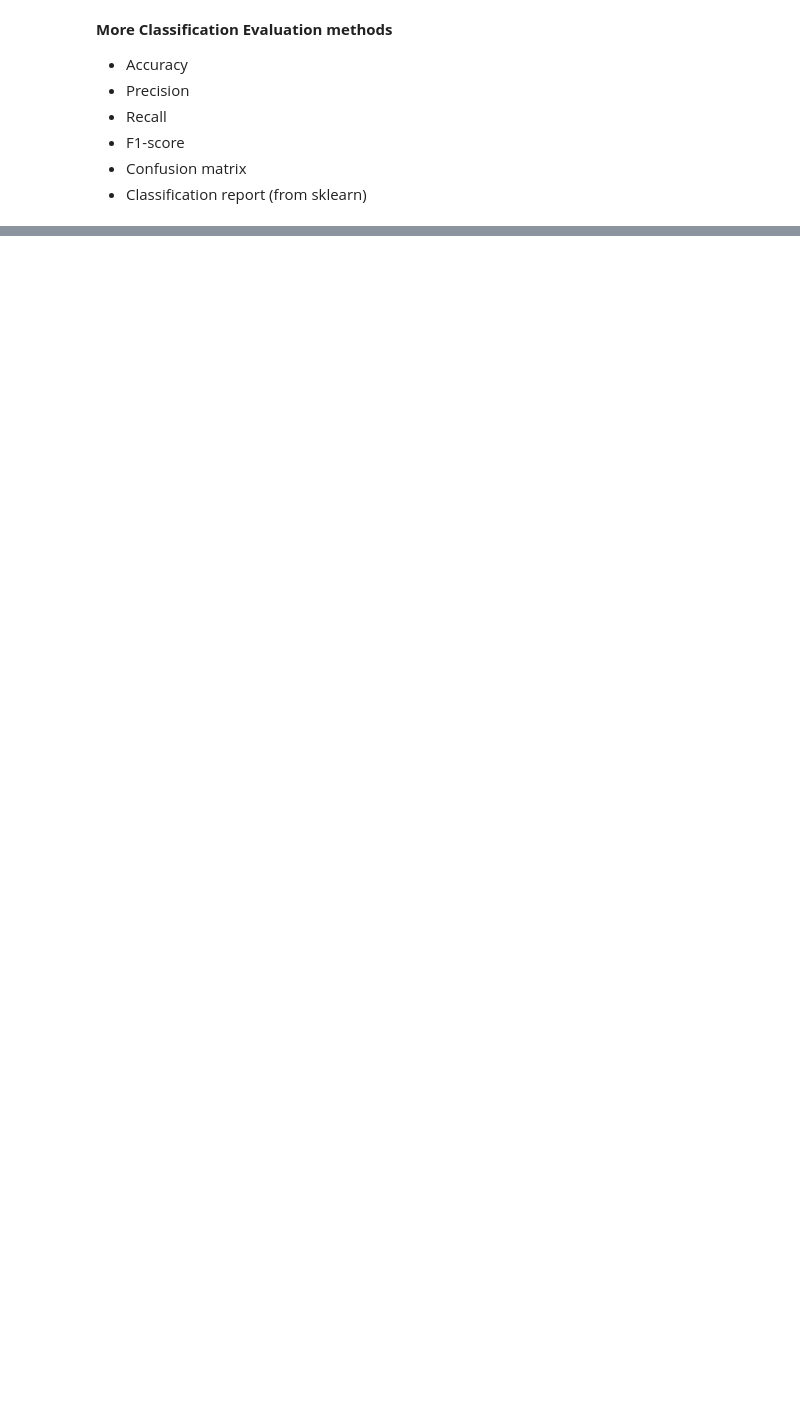
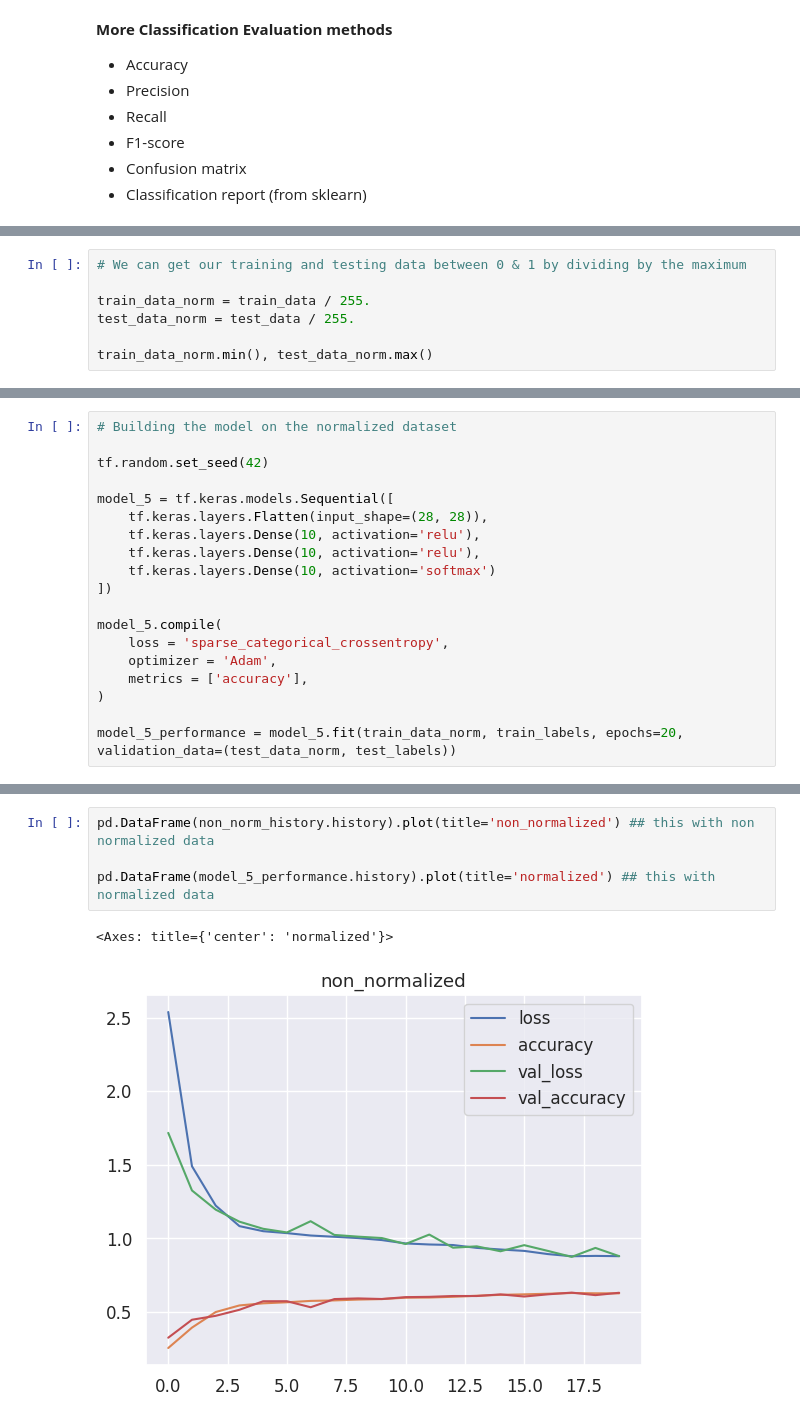
Before and after one commit to Seenuprime/Deep-Learning, a Jupyter notebook: neural_network_Classification.ipynb, the cells around one changed output, grey strips where cells are left out. Drawn from its saved outputs; the diff is of its cells as text; blank space fills up the shorter version.

```diff
--- a/neural_network_Classification.ipynb
+++ b/neural_network_Classification.ipynb
@@ -376,0 +538,7 @@ model_3.evaluate(X_test, y_test)
+# %%
+# We can get our training and testing data between 0 & 1 by dividing by the maximum
+
+train_data_norm = train_data / 255.
+test_data_norm = test_data / 255.
+
+train_data_norm.min(), test_data_norm.max()
@@ -376,0 +547,19 @@ model_3.evaluate(X_test, y_test)
+# %%
+# Building the model on the normalized dataset
+
+tf.random.set_seed(42)
+
+model_5 = tf.keras.models.Sequential([
+    tf.keras.layers.Flatten(input_shape=(28, 28)),
+    tf.keras.layers.Dense(10, activation='relu'),
+    tf.keras.layers.Dense(10, activation='relu'),
+    tf.keras.layers.Dense(10, activation='softmax')
+])
+
+model_5.compile(
+    loss = 'sparse_categorical_crossentropy',
+    optimizer = 'Adam',
+    metrics = ['accuracy'],
+)
+
+model_5_performance = model_5.fit(train_data_norm, train_labels, epochs=20, validation_data=(test_data_norm, test_labels))
@@ -376,0 +584,7 @@ model_3.evaluate(X_test, y_test)
+# %%
+pd.DataFrame(non_norm_history.history).plot(title='non_normalized') ## this with non normalized data
+
+pd.DataFrame(model_5_performance.history).plot(title='normalized') ## this with normalized data
+# %% [output]
+<Axes: title={'center': 'normalized'}>
+[figure, added]
```
Also changed, not shown: parts of 74 cells of this notebook.
